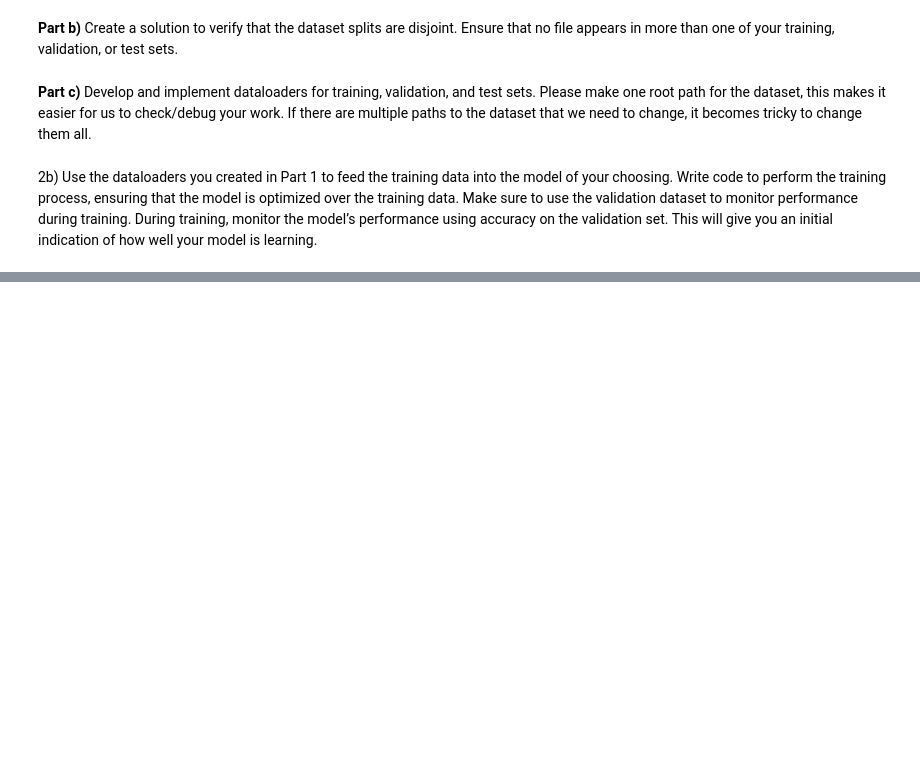
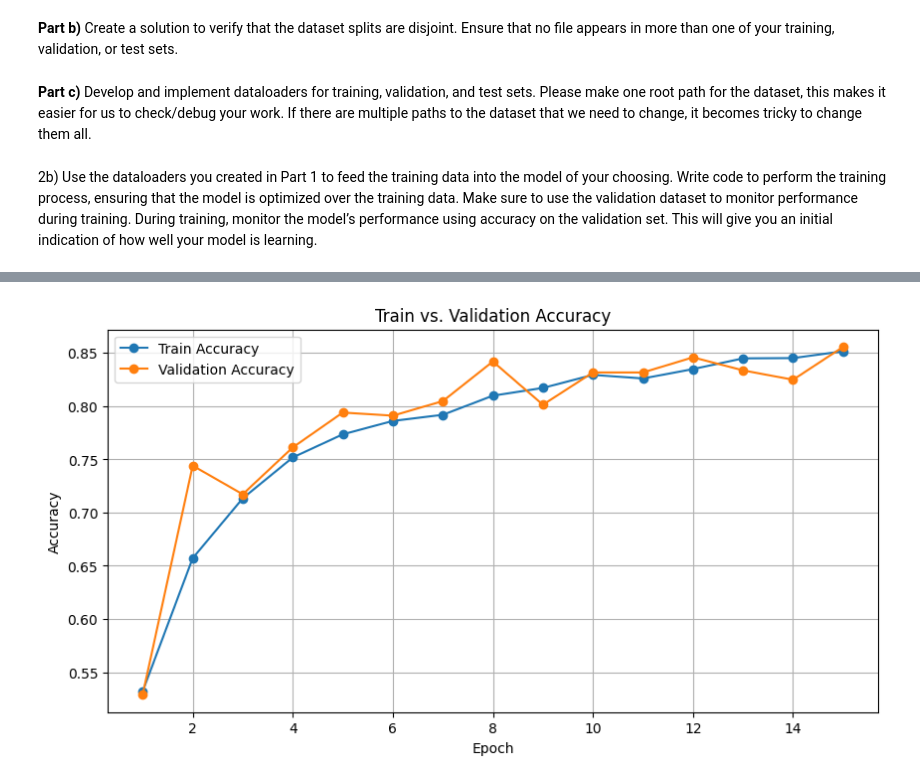
Before and after one commit to hakonko/IN3310, a Jupyter notebook: Mandatory 1/oblig1_haakongk_sketch2.ipynb, the cells around one changed output, grey strips where cells are left out. Cells and saved outputs as stored; diff of their text form; code cells hidden in the pictures; blank space fills up the shorter version.

```diff
--- a/Mandatory 1/oblig1_haakongk_sketch2.ipynb
+++ b/Mandatory 1/oblig1_haakongk_sketch2.ipynb
@@ -262,0 +311,13 @@ plt.show()
+# %%
+epochs = range(1, len(train_acc1) + 1)
+plt.figure(figsize=(10, 5))
+plt.plot(epochs, train_acc2, label="Train Accuracy", marker="o")
+plt.plot(epochs, val_acc2, label="Validation Accuracy", marker="o")
+plt.xlabel("Epoch")
+plt.ylabel("Accuracy")
+plt.title("Train vs. Validation Accuracy")
+plt.legend()
+plt.grid(True)
+plt.show()
+# %% [output]
+[figure, added]
```
Also changed, not shown: parts of 5 cells of this notebook, 1 other file.
